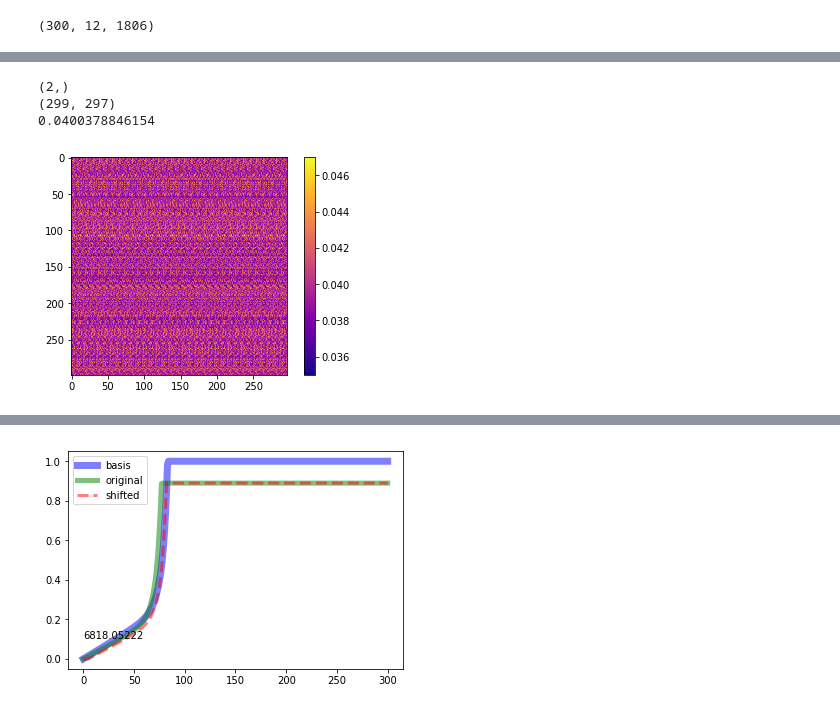
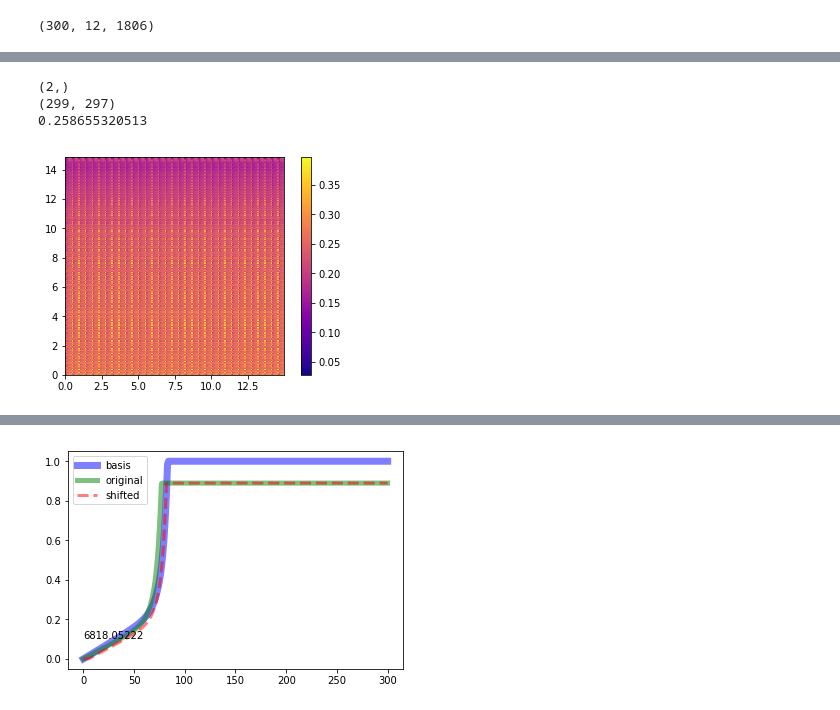
Before and after one commit to jmsz/posres, a Jupyter notebook: test2.ipynb, the cells around one changed output, grey strips where cells are left out. Saved outputs shown, nothing was run; the diff lists cells and outputs as text; code cells hidden in the pictures.

```diff
--- a/test2.ipynb
+++ b/test2.ipynb
@@ -49,24 +49,24 @@ import lmfit
 import time
 import math
 # %%
-def ImportBaseSignals():
-    data = np.zeros((150, 301 * 6)) #150 in z, 4 strips * 301 samples
-    for i in range(0, 150, 1):
-        i = int(i)
-        filename = "./test/Strip_SS_" + str(i) + ".txt"
-        rawdata = np.genfromtxt(filename, skip_header=1)
-        strip0 = rawdata[:,6:7]
-        strip1 = rawdata[:,7:8]
-        strip2 = rawdata[:,8:9]
-        strip3 = rawdata[:,9:10]
-        allstrips = np.concatenate((strip0, strip1, strip2, strip3)).flatten()
-        data[i] = allstrips
-
-    return data
+#def ImportBaseSignals():
+#    data = np.zeros((150, 301 * 6)) #150 in z, 4 strips * 301 samples
+#    for i in range(0, 150, 1):
+#        i = int(i)
+#        filename = "./test/Strip_SS_" + str(i) + ".txt"
+#        rawdata = np.genfromtxt(filename, skip_header=1)
+#        strip0 = rawdata[:,6:7]
+#        strip1 = rawdata[:,7:8]
+#        strip2 = rawdata[:,8:9]
+#        strip3 = rawdata[:,9:10]
+#        allstrips = np.concatenate((strip0, strip1, strip2, strip3)).flatten()
+#       data[i] = allstrips
+#
+#   return data
 
 def ImportBaseSignals():
     data = np.zeros((300, 12, 301 * 6)) #150 in z, 4 strips * 301 samples
-    for i in range(0, 3*12, 1):
+    for i in range(0, 300*12, 1):
         i = int(i)
         filename = "./Strip_SS_" + str(i) + ".txt"
         rawdata = np.genfromtxt(filename, skip_header=1)
@@ -436,14 +433,14 @@ def Chi2Single(sig_raw, sig_ref, plot=True):
             plt.plot(sig_ref, 'b-', linewidth=7.0, alpha=0.5, label = 'basis')
             plt.plot(sig_raw, 'g-', linewidth=5.0, alpha=0.5,label = 'original')
             plt.plot(sig, 'r--', linewidth=3.0, alpha=0.5, label = 'shifted')
-            plt.text(0, 0.1, chi2)
+            plt.text(0, 0.1, chi_squared)
             plt.legend()
             plt.savefig('test1.pdf')
             plt.show()
 
     # print('chi2 ', chi2)
-    posres = calc_pos_res(chi2)
+    posres = calc_pos_res(chi_squared)
     # print('posres ', posres)
 
-    return posres, chi2
+    return posres, chi_squared
 # %%
@@ -490,6 +496,7 @@ pos:  0.35837
 # Z and Z + 1
 chi_2_vals = []
 z_pos_vals = np.zeros((299, 12))
+z_chi_sq = np.zeros((299, 12))
 #print(pos_vals)
 #for i in range(0, len(base_data)):
 for j in range(0, 12):
@@ -499,3 +506,4 @@ for j in range(0, 12):
         pos, chi2 = Chi2Single(ref_sig, raw_sig, plot=False)
         chi_2_vals.append(chi2)
         z_pos_vals[i, j] = pos
+        z_chi_sq[i, j] = chi2
@@ -514,24 +570,24 @@ plt.show()
 # %%
 # Z and Z + 1
 lrg_array = np.array((299, 9 * 10))
-mini_array = z_pos_vals[:,0:9]
+mini_array = z_pos_vals[0:,0:9]
 #print(pos_vals)
 #for i in range(0, len(base_data)):
 #lrg_array[:,0:9] =z_pos_vals[:,0:9]
 print(lrg_array.shape)
 lrg_array= np.concatenate((mini_array, mini_array, mini_array, mini_array, mini_array,mini_array, mini_array, mini_array, mini_array, mini_array, mini_array,mini_array, mini_array, mini_array, mini_array, mini_array, mini_array, mini_array, mini_array, mini_array, mini_array, mini_array, mini_array, mini_array, mini_array, mini_array, mini_array, mini_array, mini_array, mini_array, mini_array, mini_array, mini_array), axis = 1)
 print(lrg_array.shape)
 
 print(np.mean(z_pos_vals))
-plt.imshow(lrg_array,vmin=0.035, vmax=0.047, cmap='plasma', interpolation='none')
+plt.imshow(lrg_array,cmap='plasma', interpolation='none', extent=[0,0.05*299,0, 297*0.05])
 plt.colorbar()
 plt.savefig('./lrg_z_png.pdf')
 plt.show()
 # %% [output]
 (2,)
 (299, 297)
-0.0400378846154
+0.258655320513
-[figure, old version]
+[figure, new version]
 # %%
 with open('z_posres.txt','wb') as f:
     for line in z_pos_vals:
```
Also changed, not shown: parts of 18 cells of this notebook, 14 other files.
